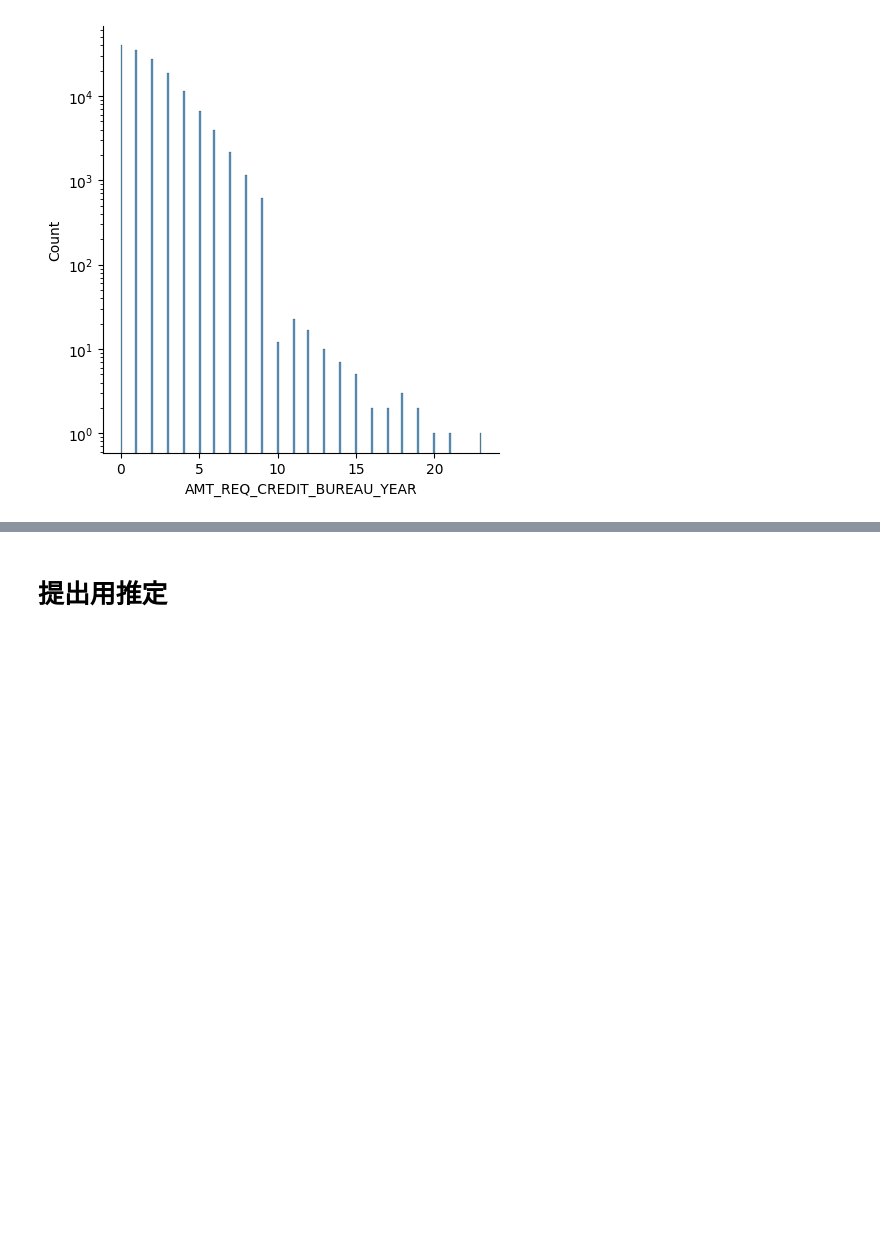
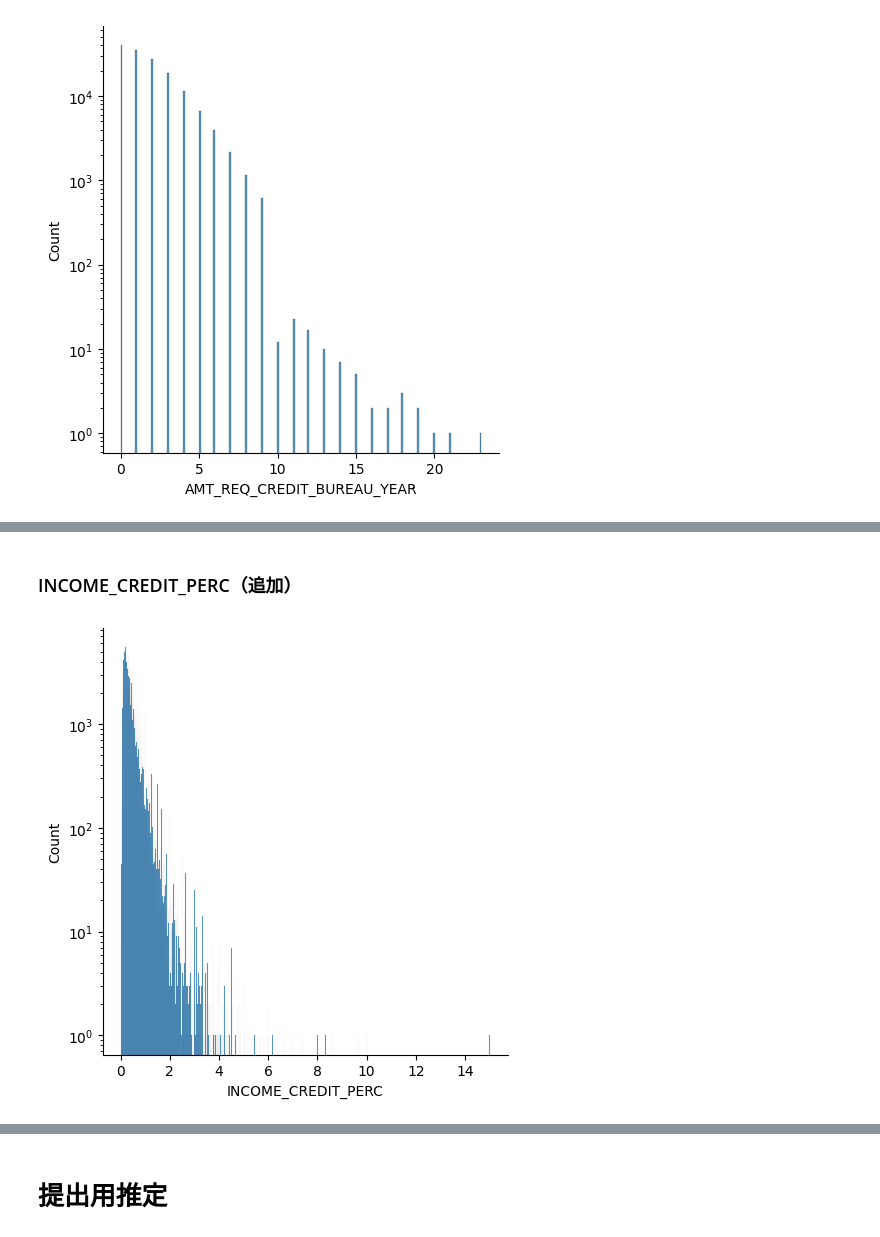
Before and after one commit to maki8maki/GCI2023Winter, a Jupyter notebook: competition2.ipynb, the cells around one changed output, grey strips where cells are left out. Saved outputs shown, nothing was run; the diff lists cells and outputs as text; code cells hidden in the pictures; blank space fills up the shorter version.

```diff
--- a/competition2.ipynb
+++ b/competition2.ipynb
@@ -438,0 +455,9 @@ plt.show()
+# %% [markdown]
+### INCOME_CREDIT_PERC（追加）
+# %%
+train['INCOME_CREDIT_PERC'] = train['AMT_INCOME_TOTAL'] / train['AMT_CREDIT']
+sns.displot(data=train, x="INCOME_CREDIT_PERC")
+plt.yscale('log')
+plt.show()
+# %% [output]
+[figure, added]
```
Also changed, not shown: parts of 17 cells of this notebook.
